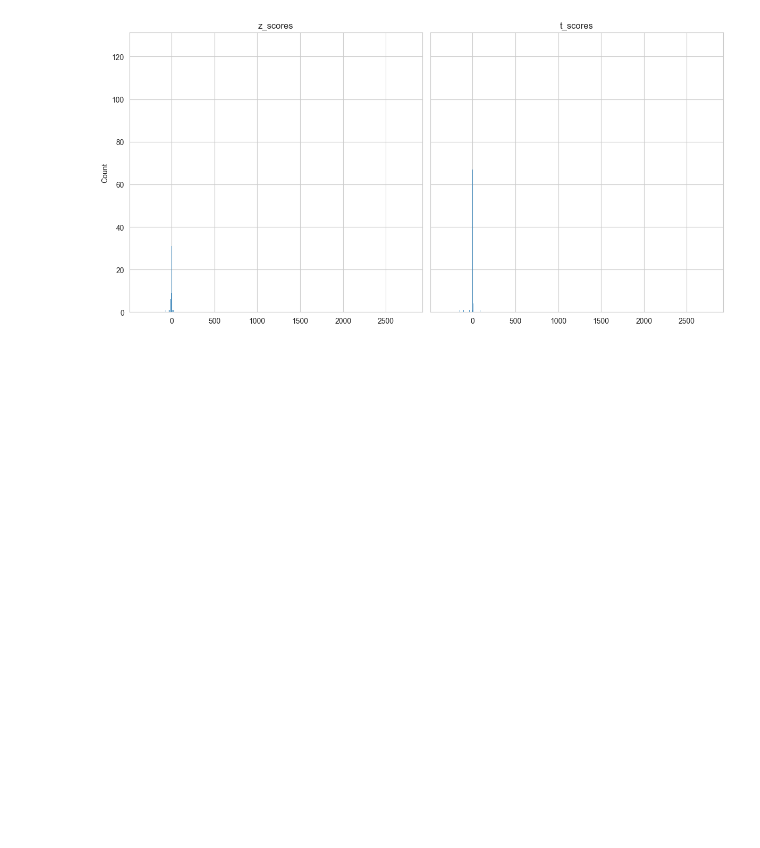
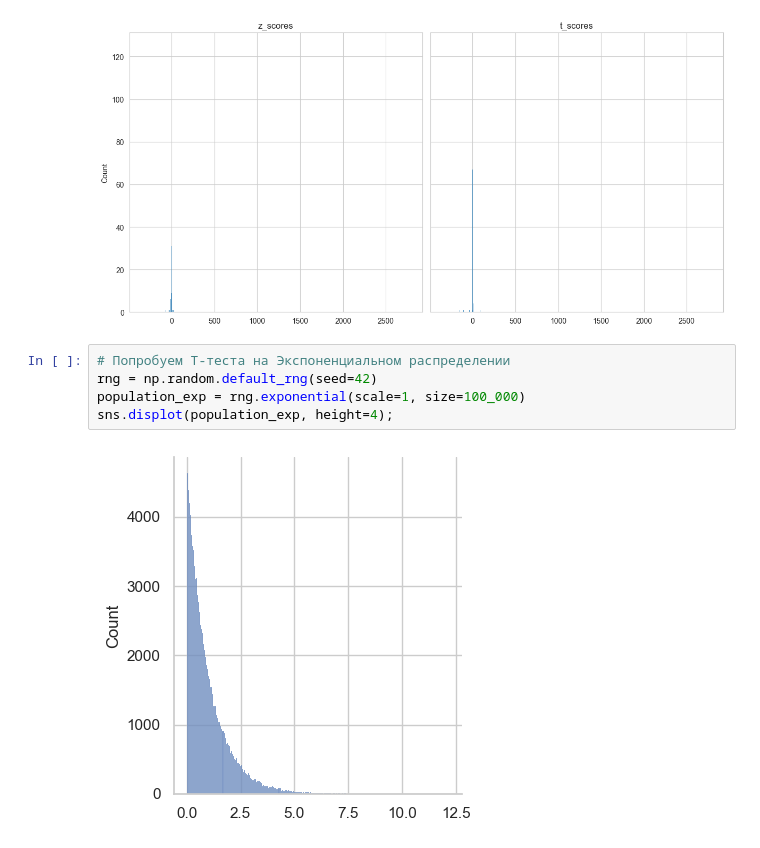
Before and after one commit to skv-analyst/education, a Jupyter notebook: ab-tests/05-z-test-vs-t-test.ipynb, the cells around one changed output. Cells and saved outputs as stored; diff of their text form; blank space fills up the shorter version.

```diff
--- a/ab-tests/05-z-test-vs-t-test.ipynb
+++ b/ab-tests/05-z-test-vs-t-test.ipynb
@@ -56,3 +56,10 @@ show_charts(z_scores, t_scores)
 show_charts(z_scores, t_scores, x_limit=False)
 # %% [output]
 [figure]
+# %%
+# Попробуем Т-теста на Экспоненциальном распределении
+rng = np.random.default_rng(seed=42)
+population_exp = rng.exponential(scale=1, size=100_000)
+sns.displot(population_exp, height=4);
+# %% [output]
+[figure, added]
```
Also changed, not shown: parts of 2 cells of this notebook.
